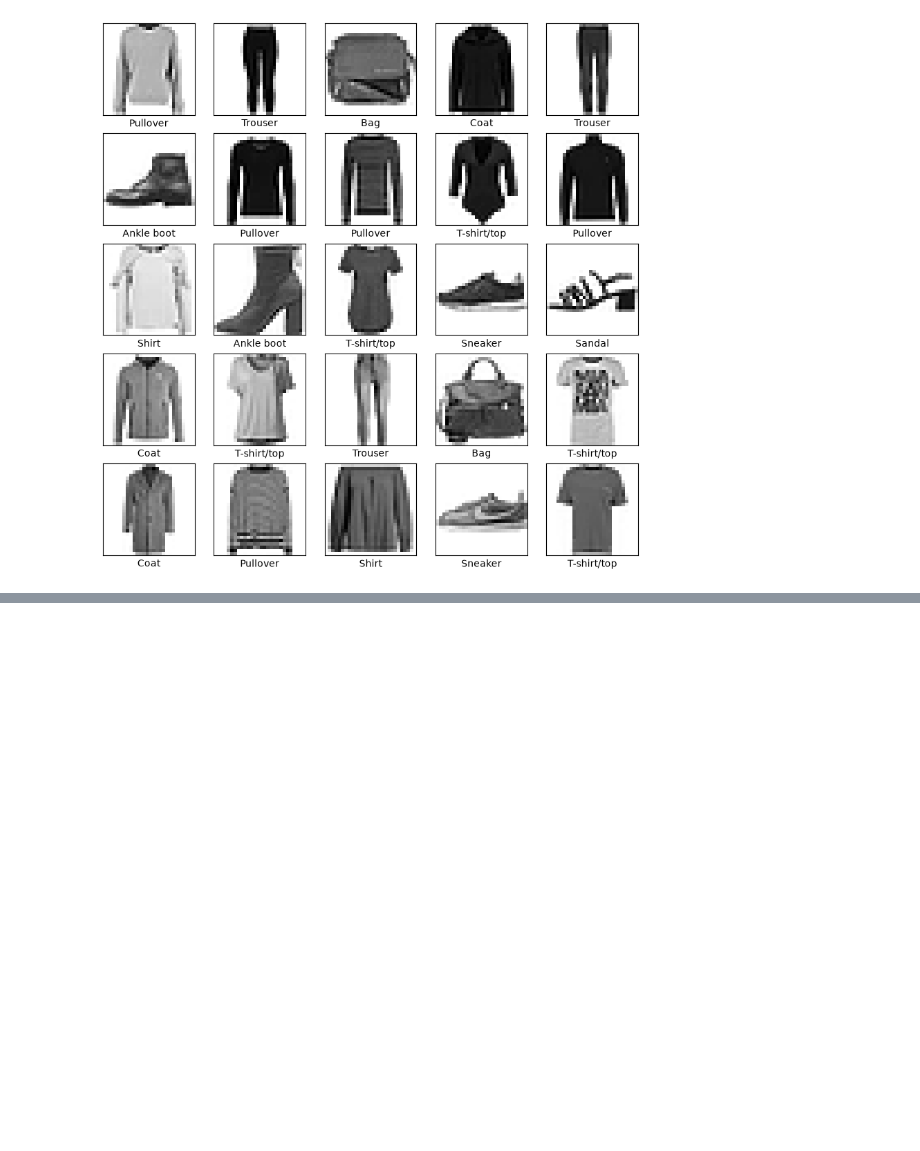
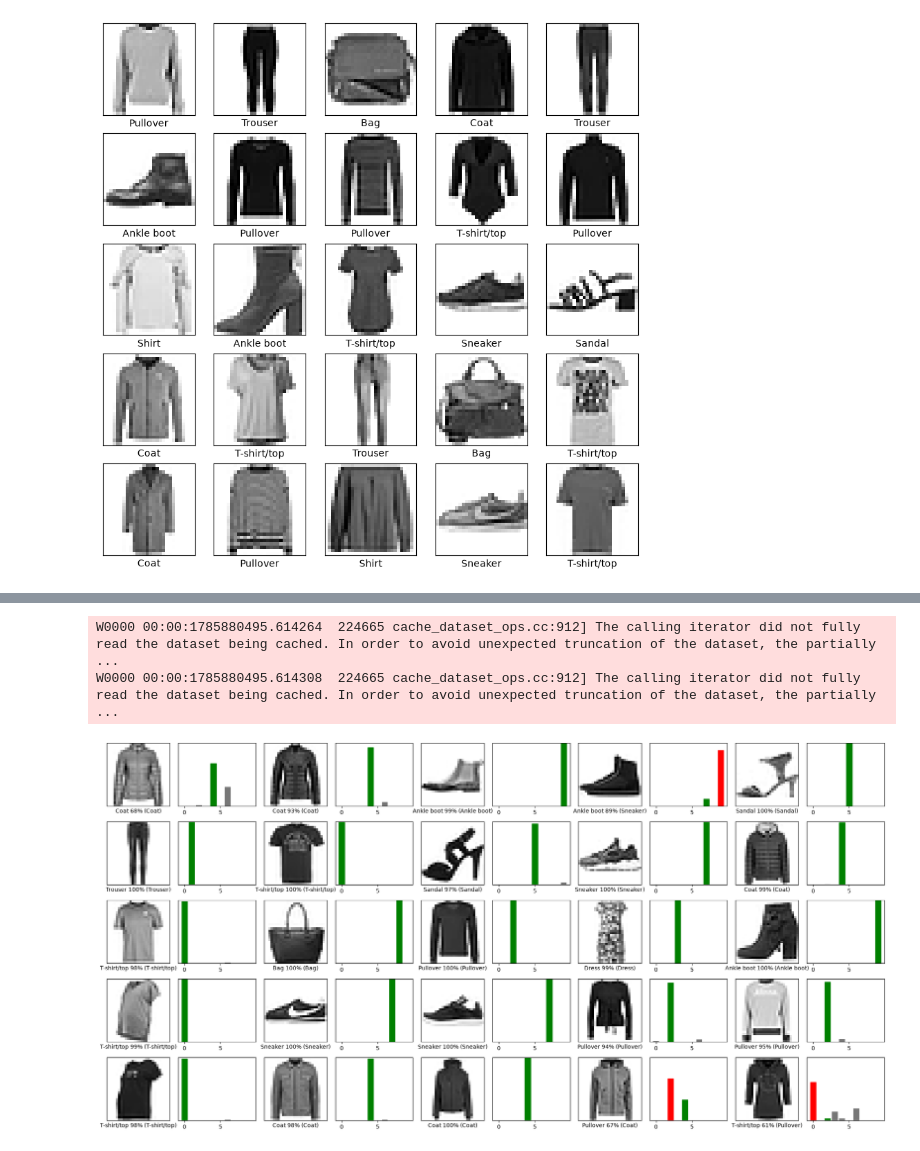
Before and after one commit to hdz-kevin/ejercicios_redes_neuronales, a Jupyter notebook: fashion_mnist.ipynb, the cells around one changed output, grey strips where cells are left out. Cells and saved outputs as stored; diff of their text form; code cells hidden in the pictures; blank space fills up the shorter version.

Commit message:
clasificador de imagenes de productos: hacer prediciones de imagenes del dataset de pruebas

```diff
--- a/fashion_mnist.ipynb
+++ b/fashion_mnist.ipynb
@@ -91,0 +94,52 @@ plt.plot(history.history['loss'])
+# %%
+# Predecir 25 imagenes del conjunto de prueba, si predice correctamente, usar una barra verde, si no, una barra roja
+for test_images, test_labels in test_dataset.take(1):
+    test_images = test_images.numpy()
+    test_labels = test_labels.numpy()
+    predictions = model.predict(test_images)
+
+def graph_image(i, predictions_array, true_label, img):
+    predictions_array, true_label, img = predictions_array[i], true_label[i], img[i]
+    plt.grid(False)
+    plt.xticks([])
+    plt.yticks([])
+
+    plt.imshow(img[..., 0], cmap=plt.cm.binary)
+
+    predicted_label = np.argmax(predictions_array)
+    if predicted_label == true_label:
+        color = 'green'
+    else:
+        color = 'red'
+
+    plt.xlabel("{} {:2.0f}% ({})".format(classes[predicted_label],
+                                         100 * np.max(predictions_array),
+                                         classes[true_label],
+                                         color=color))
+
+
+def graph_value_array(i, predictions_array, true_label):
+    predictions_array, true_label = predictions_array[i], true_label[i]
+    plt.grid(False)
+    plt.xticks()
+    plt.yticks([])
+    thisplot = plt.bar(range(10), predictions_array, color="#777777")
+    plt.ylim([0, 1])
+    predicted_label = np.argmax(predictions_array)
+
+    thisplot[predicted_label].set_color('red')
+    thisplot[true_label].set_color('green')
+
+
+rows = 5
+cols = 5
+num_images = rows * cols
+plt.figure(figsize=(2 * 2 * cols, 2 * rows))
+for i in range(num_images):
+    plt.subplot(rows, 2 * cols, 2 * i + 1)
+    graph_image(i, predictions, test_labels, test_images)
+    plt.subplot(rows, 2 * cols, 2 * i + 2)
+    graph_value_array(i, predictions, test_labels)
+    plt.tight_layout()
+plt.show()
+# %% [output]
@@ -91,0 +147,3 @@ plt.plot(history.history['loss'])
+W0000 00:00:1785880495.614264  224665 cache_dataset_ops.cc:912] The calling iterator did not fully read the dataset being cached. In order to avoid unexpected truncation of the dataset, the partially  ...
+W0000 00:00:1785880495.614308  224665 cache_dataset_ops.cc:912] The calling iterator did not fully read the dataset being cached. In order to avoid unexpected truncation of the dataset, the partially  ...
+[figure, added]
```
Also changed, not shown: parts of 5 cells of this notebook.
